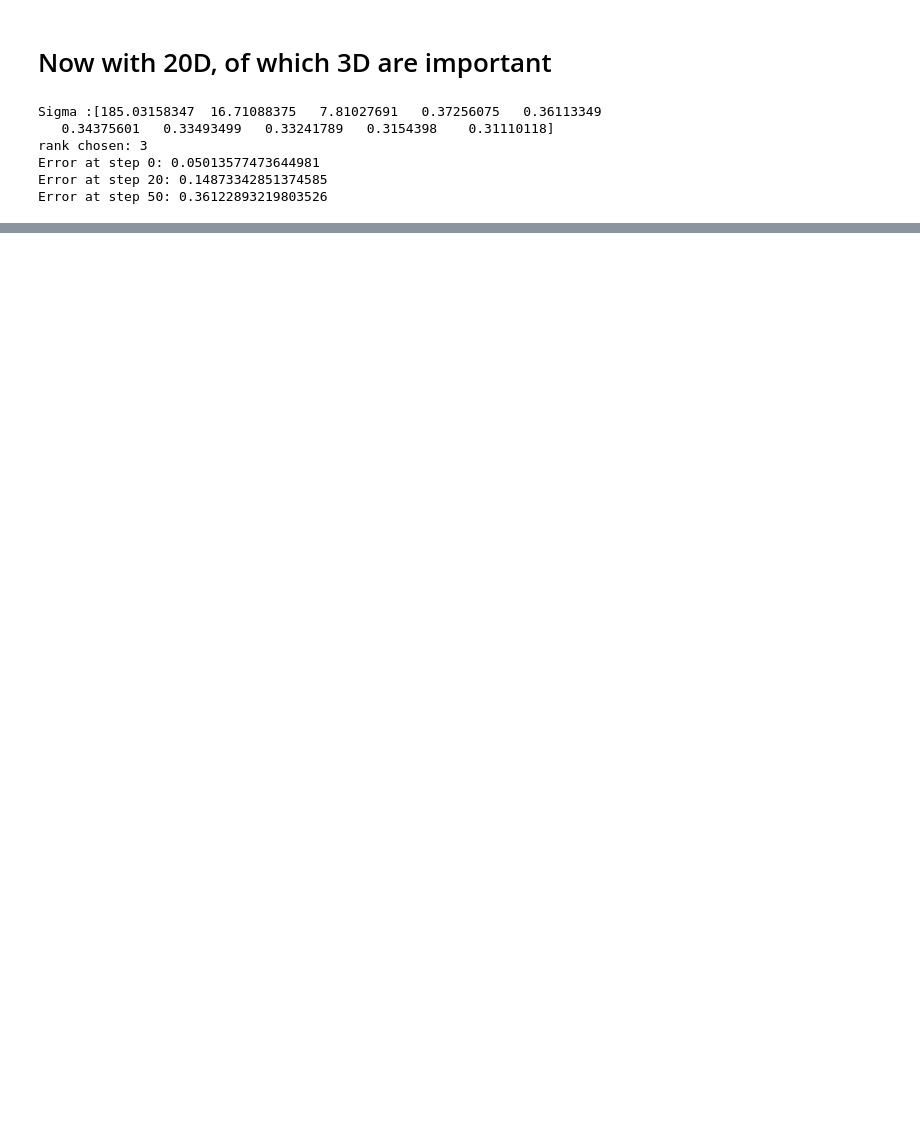
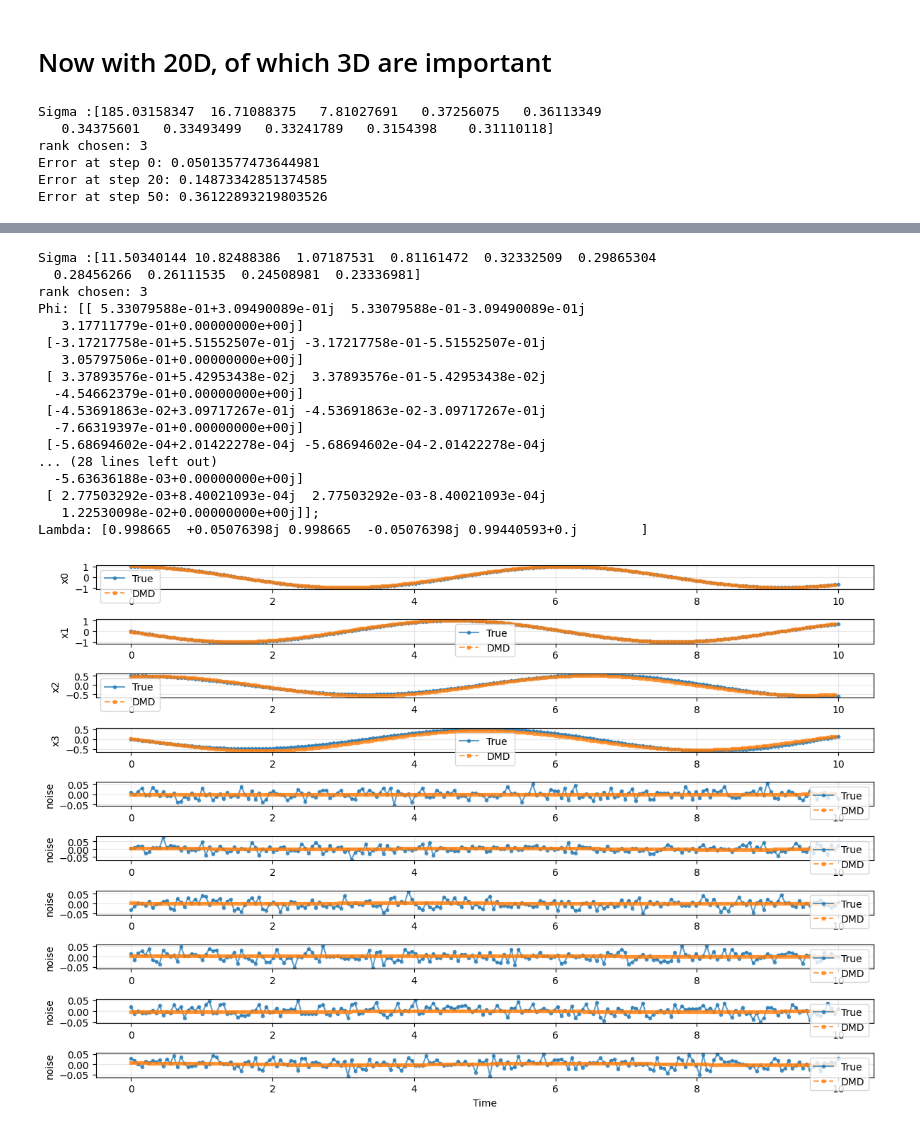
Before and after one commit to lukas-kramer07/DMD, a Jupyter notebook: src/dmd_sim.ipynb, the cells around one changed output, grey strips where cells are left out. Saved outputs shown, nothing was run; the diff lists cells and outputs as text; code cells hidden in the pictures; blank space fills up the shorter version.

```diff
--- a/src/dmd_sim.ipynb
+++ b/src/dmd_sim.ipynb
@@ -269,0 +366,37 @@ Error at step 50: 0.36122893219803526
+# %%
+def coupled_oscillators(t, state):
+    x1, v1, x2, v2 = state
+    dx1dt = v1
+    dv1dt = -x1 - 0.1*(x1 - x2)
+    dx2dt = v2
+    dv2dt = -x2 - 0.1*(x2 - x1)
+    return [dx1dt, dv1dt, dx2dt, dv2dt]
+
+x0 = np.array([1.0, 0.0, 0.5, 0.0])
+t = 10
+steps = 200
+
+# DMD Parameters
+noise_dims = 6  # 4 echte + 6 Rauschen = 10D
+energy_threshold = 0.995  # 99.5%
+
+dmd_plot(energy_threshold,t,steps,coupled_oscillators,x0,noise_dims)
+# %% [output]
+Sigma :[11.50340144 10.82488386  1.07187531  0.81161472  0.32332509  0.29865304
+  0.28456266  0.26111535  0.24508981  0.23336981]
+rank chosen: 3
+Phi: [[ 5.33079588e-01+3.09490089e-01j  5.33079588e-01-3.09490089e-01j
+   3.17711779e-01+0.00000000e+00j]
+ [-3.17217758e-01+5.51552507e-01j -3.17217758e-01-5.51552507e-01j
+   3.05797506e-01+0.00000000e+00j]
+ [ 3.37893576e-01+5.42953438e-02j  3.37893576e-01-5.42953438e-02j
+  -4.54662379e-01+0.00000000e+00j]
+ [-4.53691863e-02+3.09717267e-01j -4.53691863e-02-3.09717267e-01j
+  -7.66319397e-01+0.00000000e+00j]
+ [-5.68694602e-04+2.01422278e-04j -5.68694602e-04-2.01422278e-04j
+... (28 lines left out)
+  -5.63636188e-03+0.00000000e+00j]
+ [ 2.77503292e-03+8.40021093e-04j  2.77503292e-03-8.40021093e-04j
+   1.22530098e-02+0.00000000e+00j]];
+Lambda: [0.998665  +0.05076398j 0.998665  -0.05076398j 0.99440593+0.j        ]
+[figure, added]
```
Also changed, not shown: parts of 10 cells of this notebook.
